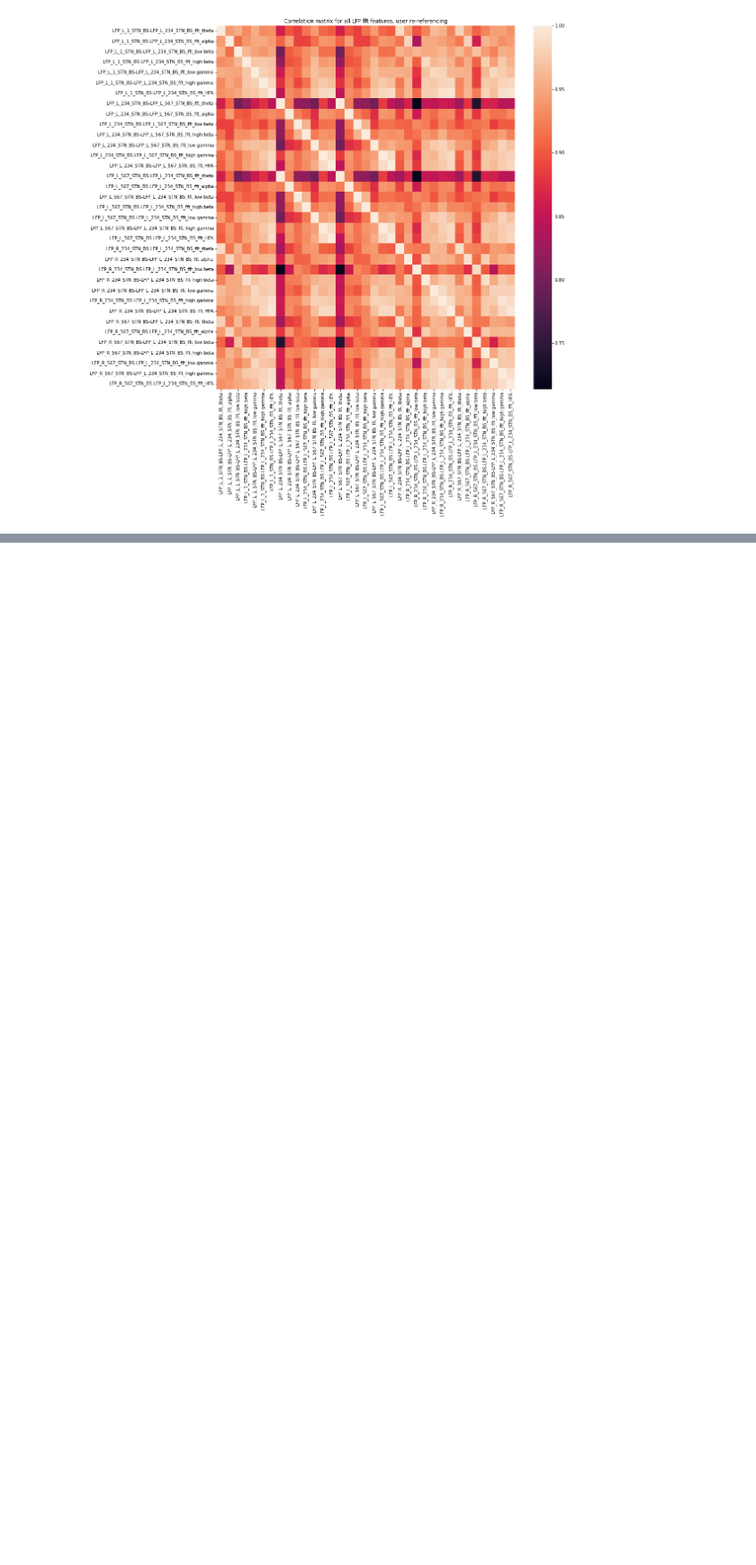
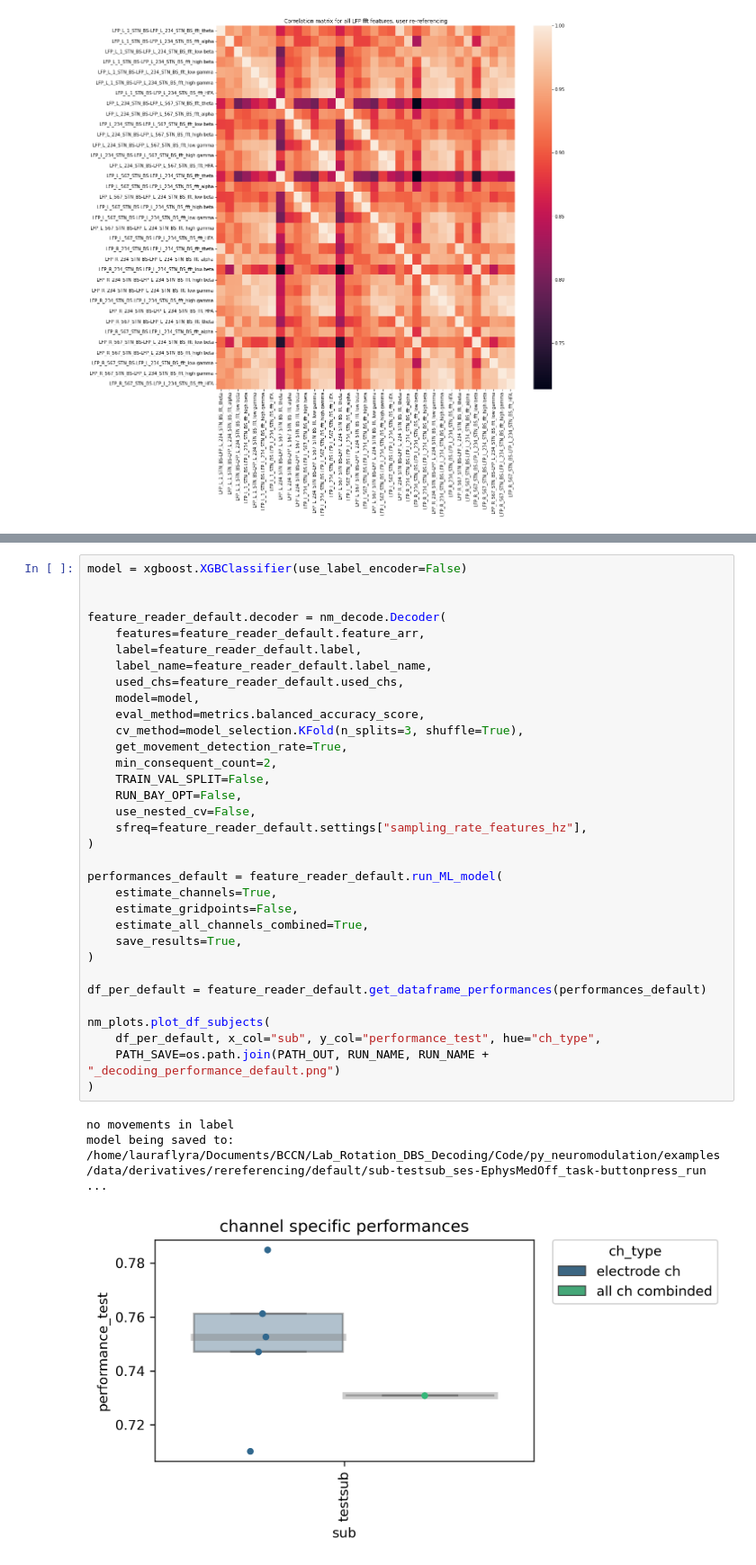
Before and after one commit to neuromodulation/py_neuromodulation, a Jupyter notebook: examples/example_rereferencing.ipynb, the cells around one changed output, grey strips where cells are left out. Shown at 90% size. Drawn from its saved outputs; the diff is of its cells as text; blank space fills up the shorter version.

Commit message:
compare decoding performances diff reref

```diff
--- a/examples/example_rereferencing.ipynb
+++ b/examples/example_rereferencing.ipynb
@@ -452,0 +453,37 @@ normalization - zscore time series, zscore for post processing, run the decoder
+# %%
+model = xgboost.XGBClassifier(use_label_encoder=False)
+
+
+feature_reader_default.decoder = nm_decode.Decoder(
+    features=feature_reader_default.feature_arr,
+    label=feature_reader_default.label,
+    label_name=feature_reader_default.label_name,
+    used_chs=feature_reader_default.used_chs,
+    model=model,
+    eval_method=metrics.balanced_accuracy_score,
+    cv_method=model_selection.KFold(n_splits=3, shuffle=True),
+    get_movement_detection_rate=True,
+    min_consequent_count=2,
+    TRAIN_VAL_SPLIT=False,
+    RUN_BAY_OPT=False,
+    use_nested_cv=False,
+    sfreq=feature_reader_default.settings["sampling_rate_features_hz"],
+)
+
+performances_default = feature_reader_default.run_ML_model(
+    estimate_channels=True,
+    estimate_gridpoints=False,
+    estimate_all_channels_combined=True,
+    save_results=True,
+)
+
+df_per_default = feature_reader_default.get_dataframe_performances(performances_default)
+
+nm_plots.plot_df_subjects(
+    df_per_default, x_col="sub", y_col="performance_test", hue="ch_type",
+    PATH_SAVE=os.path.join(PATH_OUT, RUN_NAME, RUN_NAME + "_decoding_performance_default.png")
+)
+# %% [output]
+no movements in label
+model being saved to: /home/lauraflyra/Documents/BCCN/Lab_Rotation_DBS_Decoding/Code/py_neuromodulation/examples/data/derivatives/rereferencing/default/sub-testsub_ses-EphysMedOff_task-buttonpress_run ...
+[figure, added]
```
Also changed, not shown: parts of 3 cells of this notebook, 1 other file.
